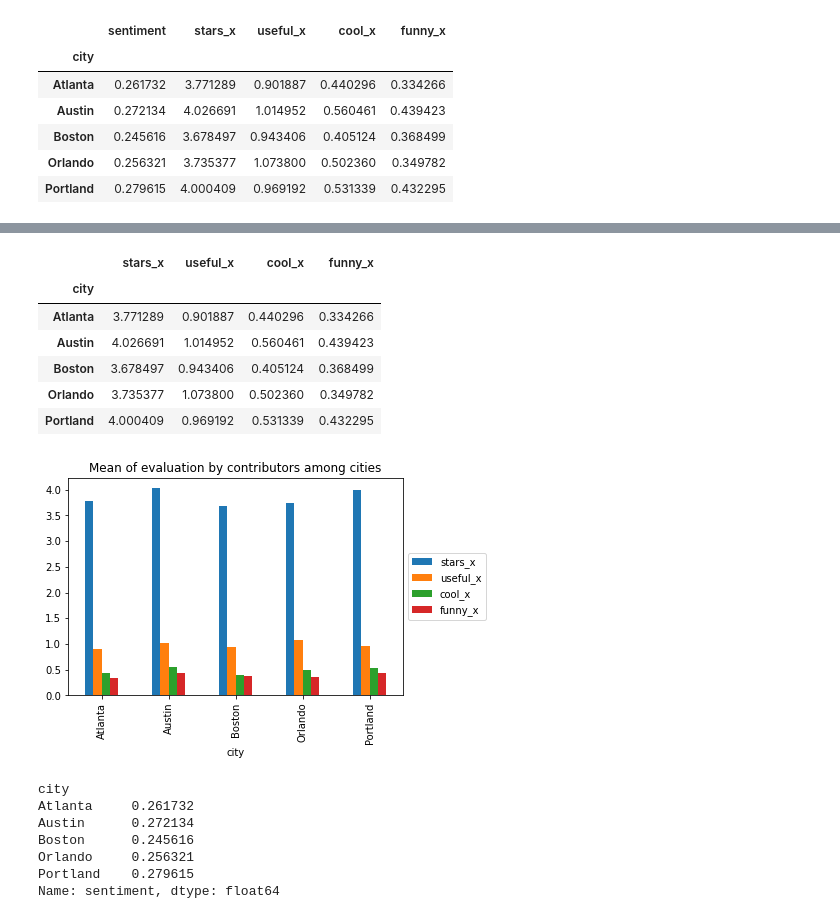
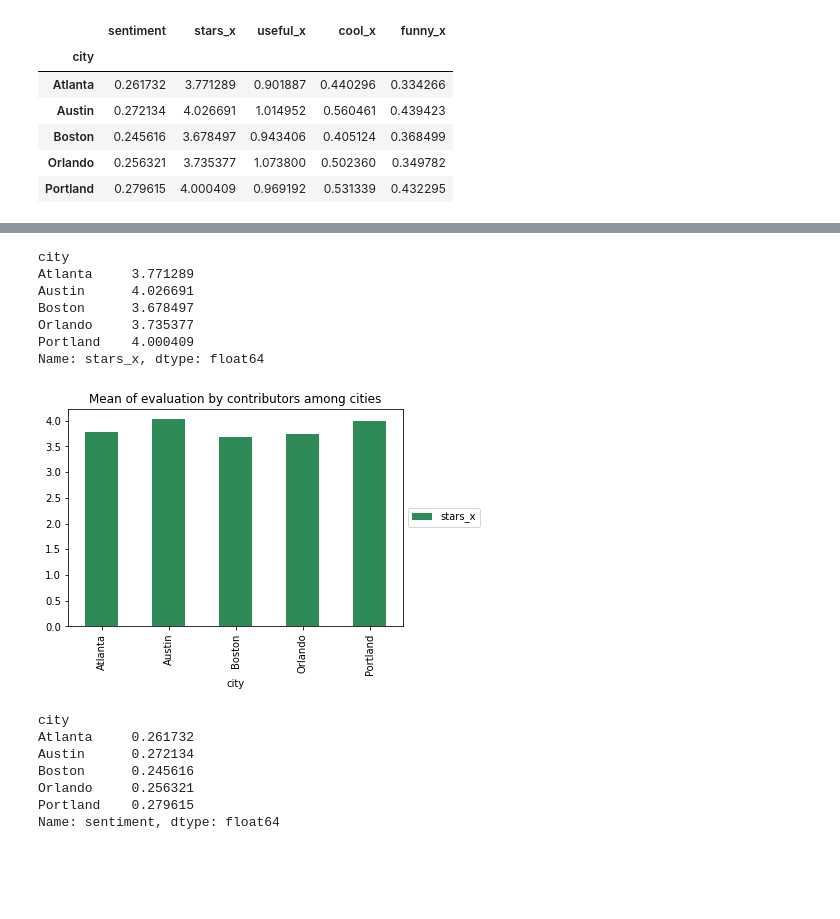
Before and after one commit to sarkaja/NLP, a Jupyter notebook: finalwork.ipynb, the cells around one changed output, grey strips where cells are left out. Saved outputs shown, nothing was run; the diff lists cells and outputs as text; code cells hidden in the pictures; blank space fills up the shorter version.

```diff
--- a/finalwork.ipynb
+++ b/finalwork.ipynb
@@ -171,25 +202,25 @@ meanh
 # %%
-mean1 = dsent.groupby('city')['stars_x','useful_x','cool_x','funny_x'].mean()
+mean1 = dsent.groupby('city')['stars_x'].mean()
 mean1
 # %% [output]
-|  | stars_x | useful_x | cool_x | funny_x |
-| city |  |  |  |  |
-| Atlanta | 3.771289 | 0.901887 | 0.440296 | 0.334266 |
-| Austin | 4.026691 | 1.014952 | 0.560461 | 0.439423 |
-| Boston | 3.678497 | 0.943406 | 0.405124 | 0.368499 |
-| Orlando | 3.735377 | 1.073800 | 0.502360 | 0.349782 |
-| Portland | 4.000409 | 0.969192 | 0.531339 | 0.432295 |
+city
+Atlanta     3.771289
+Austin      4.026691
+Boston      3.678497
+Orlando     3.735377
+Portland    4.000409
+Name: stars_x, dtype: float64
 # %%
 #graf hodnocení uživatelů
 r = plt.figure()
 plt.title('Mean of evaluation by contributors among cities', color='black')
-mean1.plot(kind='bar', ax=r.gca())
+mean1.plot(kind='bar', color='seagreen', ax=r.gca())
 plt.legend(loc='center left', bbox_to_anchor=(1.0, 0.5))
 plt.show()
 
 r.savefig('hodnoceniuzivatelu.pdf', bbox_inches = 'tight')
 # %% [output]
-[figure, old version]
+[figure, new version]
 # %%
 mean2 = dsent.groupby('city')['sentiment'].mean()
 mean2
```
Also changed, not shown: parts of 3 cells of this notebook.
